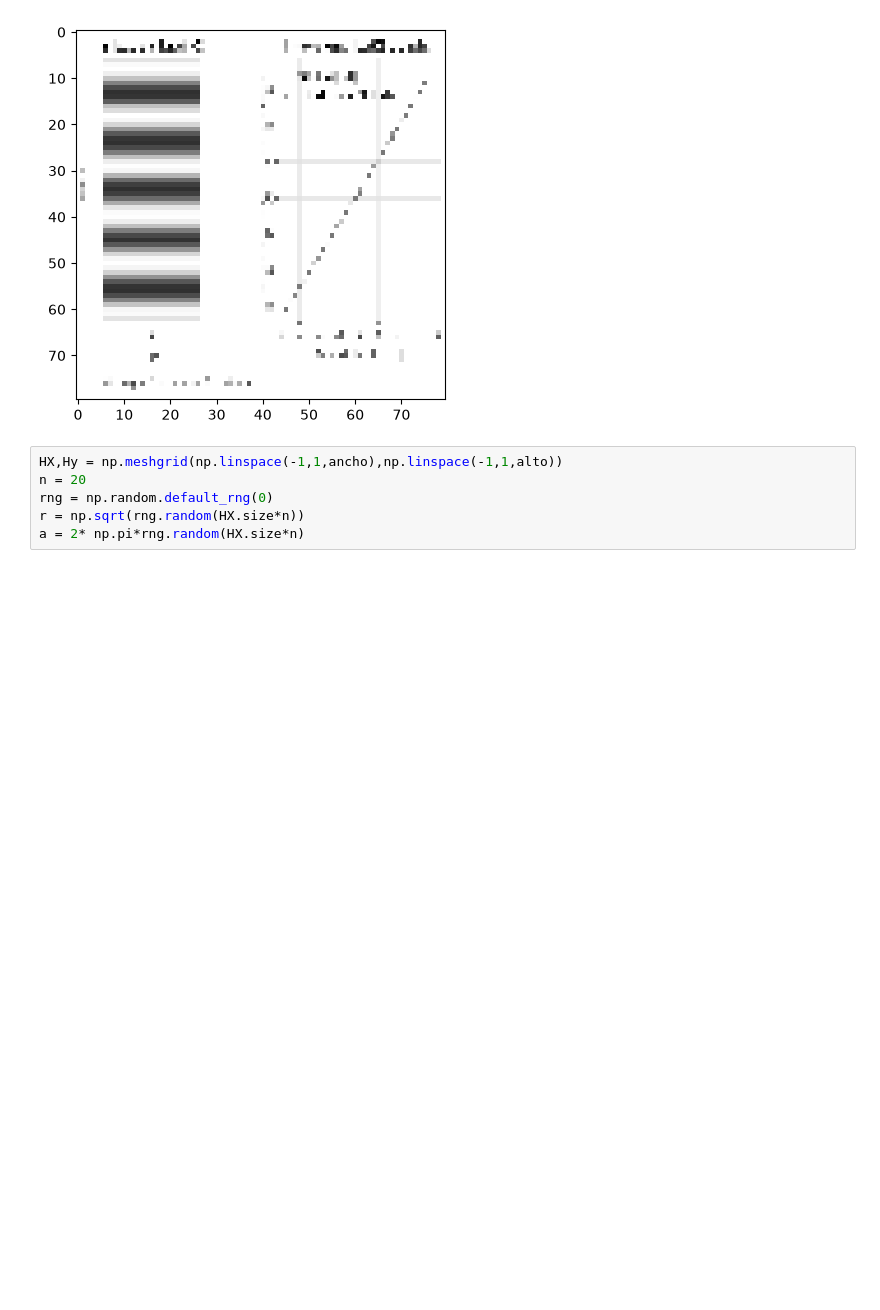
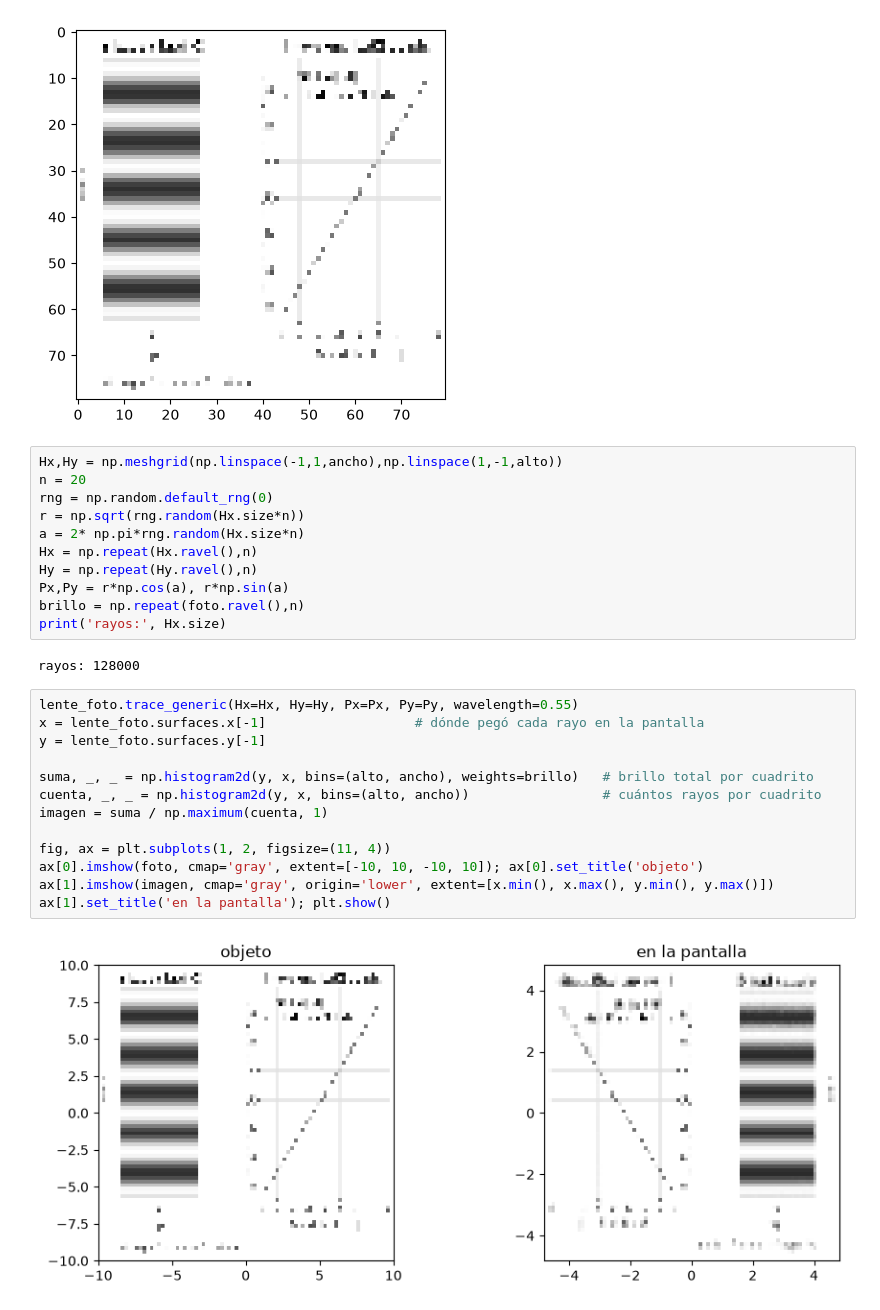
Before and after one commit to Andres210212/Optica_reto_HOE, a Jupyter notebook: codigo_optica.ipynb, the cells around one changed output. Saved outputs shown, nothing was run; the diff lists cells and outputs as text; blank space fills up the shorter version.

```diff
--- a/codigo_optica.ipynb
+++ b/codigo_optica.ipynb
@@ -53,8 +53,30 @@ plt.imshow(foto, cmap='gray'); plt.show()
 # %% [output]
 [figure]
 # %%
-HX,Hy = np.meshgrid(np.linspace(-1,1,ancho),np.linspace(-1,1,alto))
+Hx,Hy = np.meshgrid(np.linspace(-1,1,ancho),np.linspace(1,-1,alto))
 n = 20
 rng = np.random.default_rng(0)
-r = np.sqrt(rng.random(HX.size*n))
-a = 2* np.pi*rng.random(HX.size*n)
+r = np.sqrt(rng.random(Hx.size*n))
+a = 2* np.pi*rng.random(Hx.size*n)
+Hx = np.repeat(Hx.ravel(),n)
+Hy = np.repeat(Hy.ravel(),n)
+Px,Py = r*np.cos(a), r*np.sin(a)
+brillo = np.repeat(foto.ravel(),n)
+print('rayos:', Hx.size)
+# %% [output]
+rayos: 128000
+# %%
+lente_foto.trace_generic(Hx=Hx, Hy=Hy, Px=Px, Py=Py, wavelength=0.55)
+x = lente_foto.surfaces.x[-1]                   # dónde pegó cada rayo en la pantalla
+y = lente_foto.surfaces.y[-1]
+
+suma, _, _ = np.histogram2d(y, x, bins=(alto, ancho), weights=brillo)   # brillo total por cuadrito
+cuenta, _, _ = np.histogram2d(y, x, bins=(alto, ancho))                 # cuántos rayos por cuadrito
+imagen = suma / np.maximum(cuenta, 1)
+
+fig, ax = plt.subplots(1, 2, figsize=(11, 4))
+ax[0].imshow(foto, cmap='gray', extent=[-10, 10, -10, 10]); ax[0].set_title('objeto')
+ax[1].imshow(imagen, cmap='gray', origin='lower', extent=[x.min(), x.max(), y.min(), y.max()])
+ax[1].set_title('en la pantalla'); plt.show()
+# %% [output]
+[figure, added]
```
Also changed, not shown: parts of 1 cell of this notebook.
